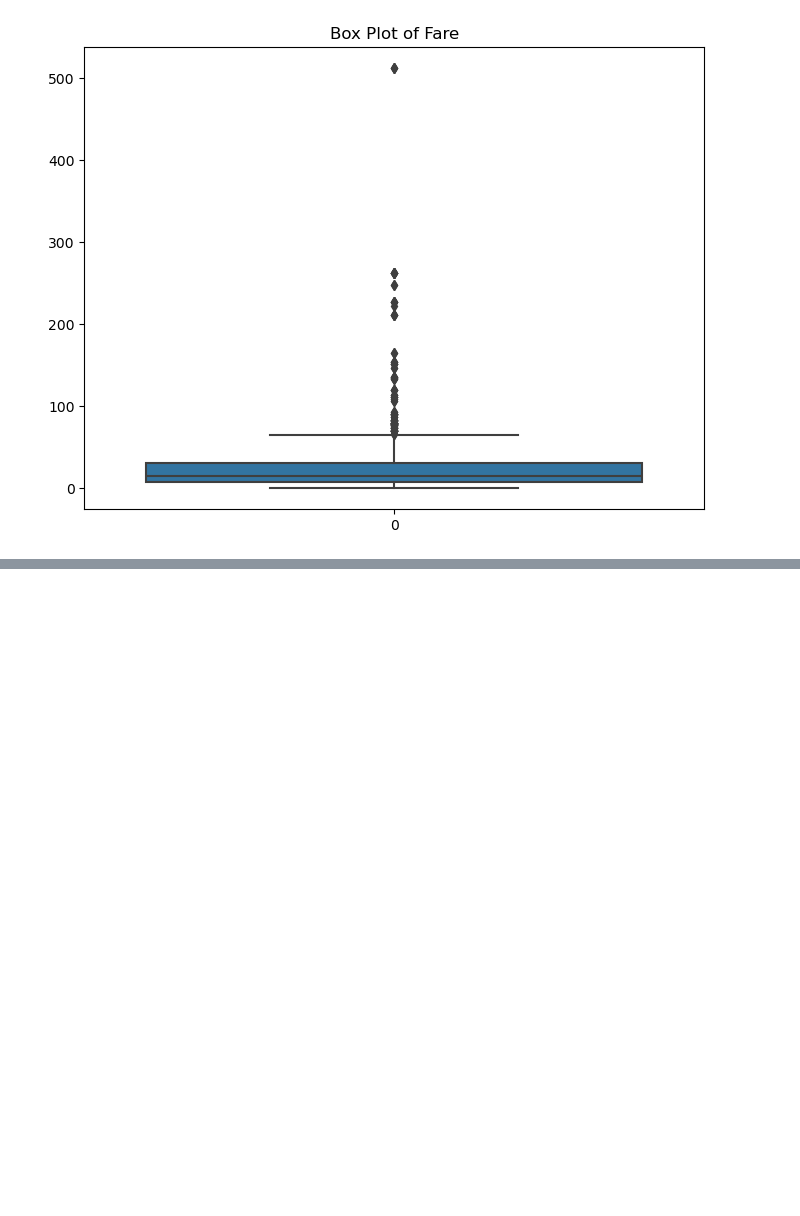
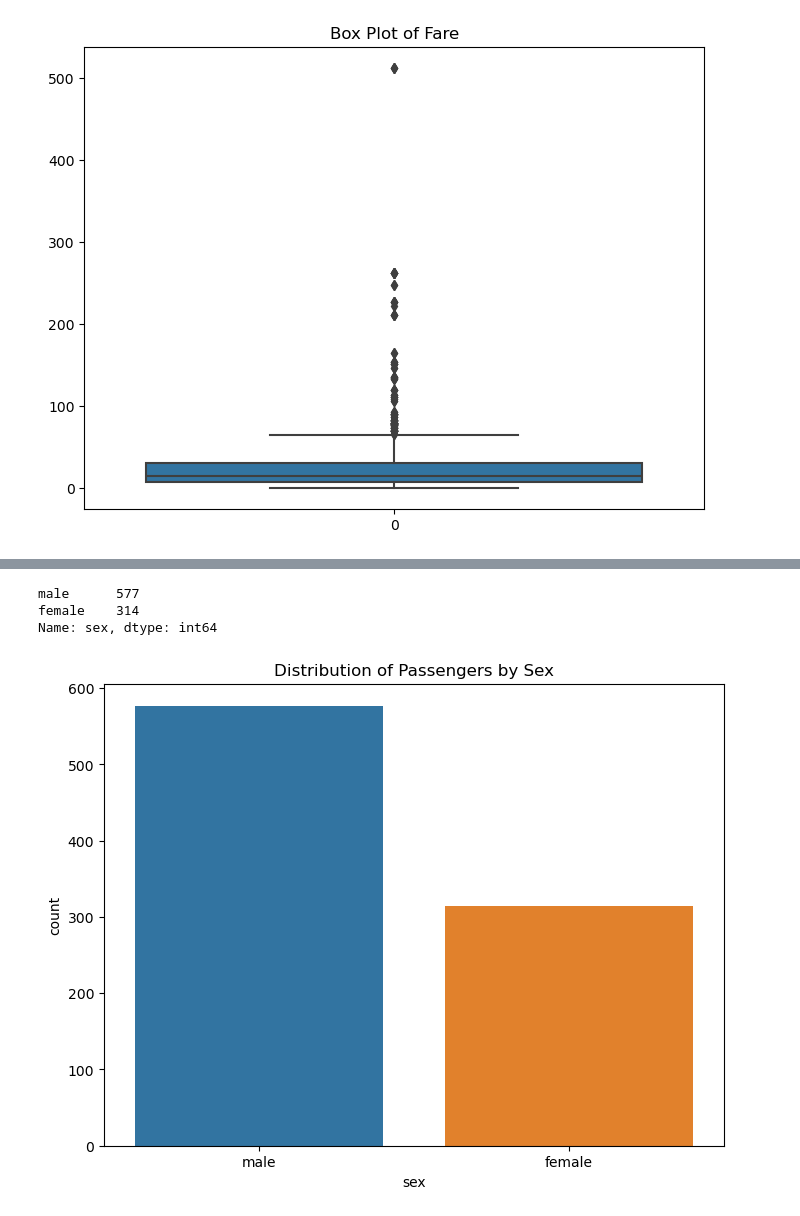
Before and after one commit to Nashra-Tazmeen/python, a Jupyter notebook: d-5.ipynb, the cells around one changed output, grey strips where cells are left out. Drawn from its saved outputs; the diff is of its cells as text; code cells hidden in the pictures; blank space fills up the shorter version.

```diff
--- a/d-5.ipynb
+++ b/d-5.ipynb
@@ -133,0 +152,15 @@ plt.show()
+# %%
+# Count occurrences of each category in 'sex'
+sex_counts = df['sex'].value_counts()
+print(sex_counts)
+
+# Plot a bar chart of 'sex'
+plt.figure(figsize=(8, 6))
+sns.countplot(x='sex', data=df)
+plt.title('Distribution of Passengers by Sex')
+plt.show()
+# %% [output]
+male      577
+female    314
+Name: sex, dtype: int64
+[figure, added]
```
Also changed, not shown: parts of 6 cells of this notebook.
